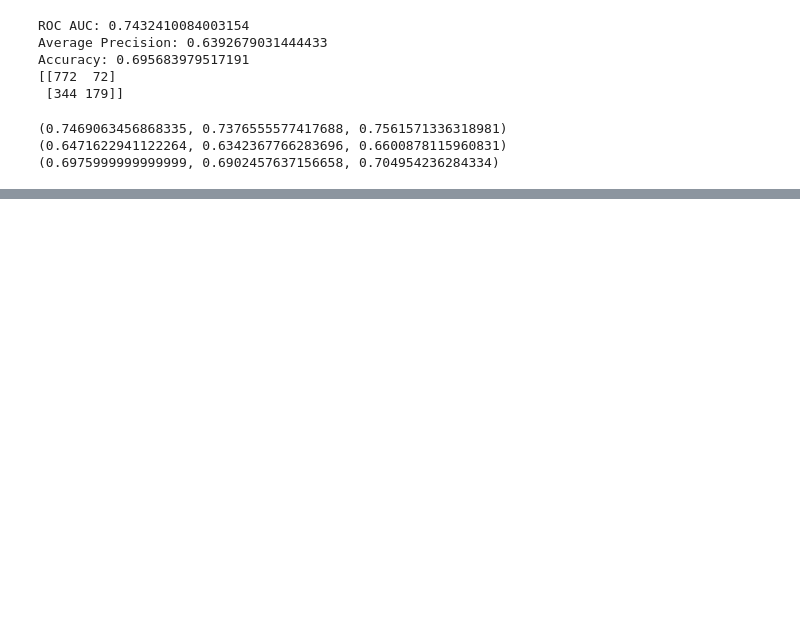
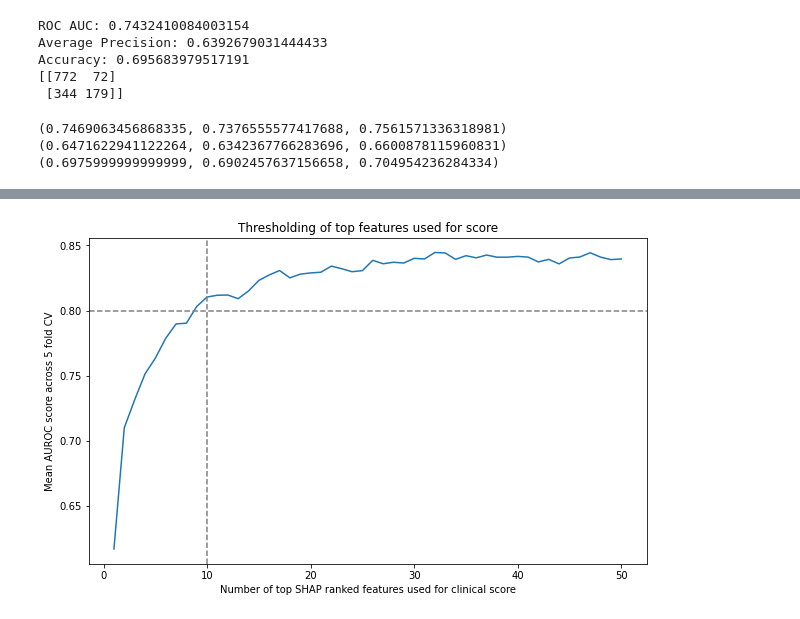
Before and after one commit to llja0112/Uni-ACS, a Jupyter notebook: mimiciii_sepsis/Gradient Boosting Example.ipynb, the cells around one changed output, grey strips where cells are left out. Drawn from its saved outputs; the diff is of its cells as text; code cells hidden in the pictures; blank space fills up the shorter version.

```diff
--- a/mimiciii_sepsis/Gradient Boosting Example.ipynb
+++ b/mimiciii_sepsis/Gradient Boosting Example.ipynb
@@ -186,0 +272,16 @@ print(mean_confidence_interval(accuracy_array))
+# %%
+ordered_variables = explainer.X_train.columns[np.argsort(np.abs(explainer.shap_values.mean(0)))][::-1]
+# %%
+# from sklearn.model_selection import cross_validation
+from sklearn.model_selection import cross_validate
+
+clf = GradientBoostingClassifier(n_estimators=220, max_depth=7, random_state=seed)
+
+scores = []
+
+for i in range(len(ordered_variables)):
+    results = cross_validate(clf, X_train[ordered_variables[:i+1]], y_train, cv=5, scoring="roc_auc")
+    scores.append(np.mean(results['test_score']))
+    print(ordered_variables[:i+1])
+    print(results["test_score"])
+    print()
@@ -186,0 +307,12 @@ print(mean_confidence_interval(accuracy_array))
+# %%
+x = np.linspace(1, 50, 50)
+plt.figure(figsize=(10, 6))
+plt.plot(x, scores[:50])
+plt.axhline(0.8, linestyle='--', color='gray')
+plt.axvline(10, linestyle='--', color='gray')
+plt.ylabel("Mean AUROC score across 5 fold CV")
+plt.xlabel("Number of top SHAP ranked features used for clinical score")
+plt.title("Thresholding of top features used for score")
+plt.show()
+# %% [output]
+[figure, added]
```
Also changed, not shown: parts of 6 cells of this notebook, 5 other files.
